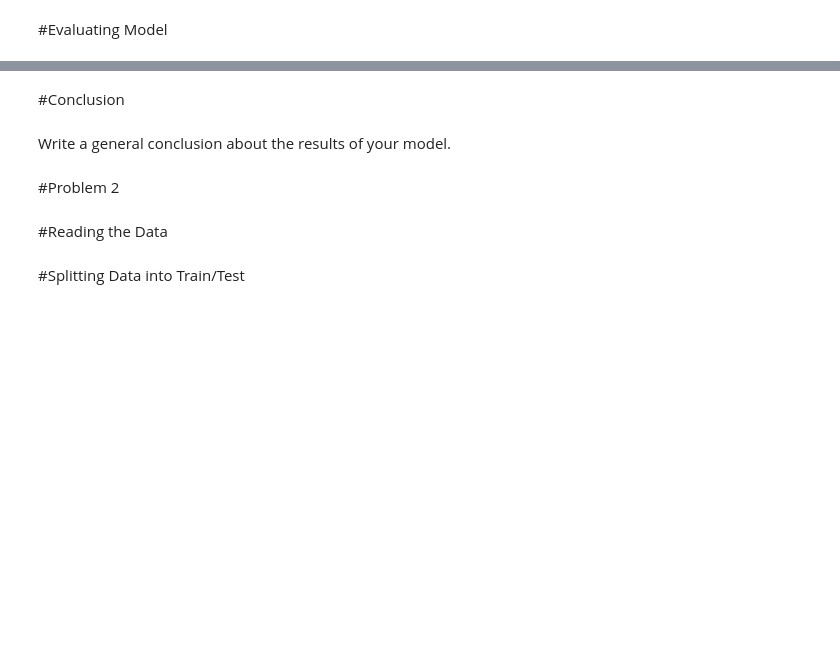
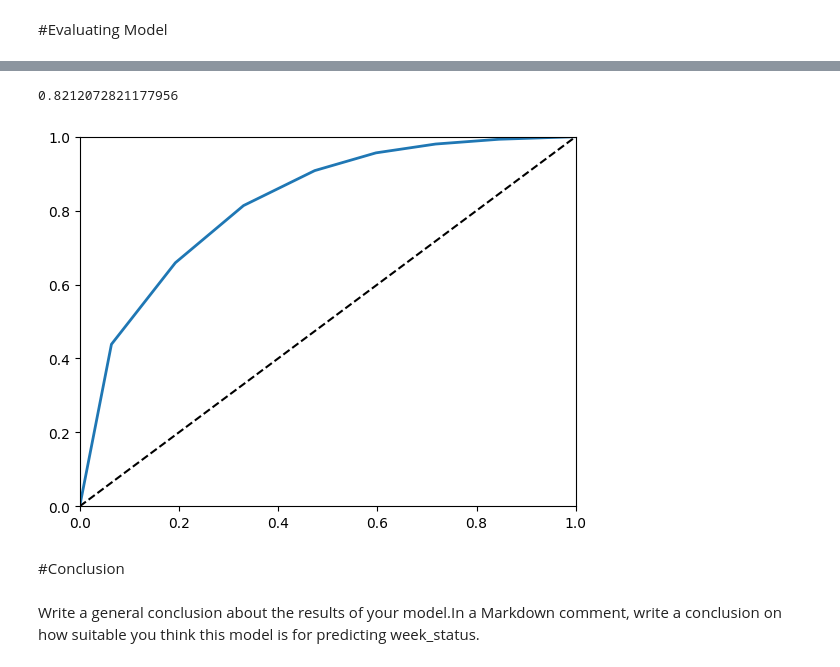
Before and after one commit to valenderval/MLA_JFV, a Jupyter notebook: MLA2_JFV.ipynb, the cells around one changed output, grey strips where cells are left out. Cells and saved outputs as stored; diff of their text form; code cells hidden in the pictures; blank space fills up the shorter version.

```diff
--- a/MLA2_JFV.ipynb
+++ b/MLA2_JFV.ipynb
@@ -205,0 +331,7 @@ ValueError: Specifying the columns using strings is only supported for dataframe
+# %%
+knn_pipeline = Pipeline([
+                     ('trans', col_transform),
+                     ('knn', KNeighborsClassifier(n_neighbors=7)),
+                     ])
+# %%
+knn_pipeline.fit(X_train,y_train)
@@ -206,10 +354,12 @@ ValueError: Specifying the columns using strings is only supported for dataframe
+# %%
+y_pred_proba = knn_pipeline.predict_proba(X_test)[::,1]
+fpr, tpr, _ = roc_curve(y_test,y_pred_proba)
+plot_roc_curve(fpr, tpr)
+print(roc_auc_score(y_test, y_pred_proba))
+# %% [output]
+0.8212072821177956
+[figure, added]
 # %% [markdown]
 #Conclusion
 # %% [markdown]
-Write a general conclusion about the results of your model.
+Write a general conclusion about the results of your model.In a Markdown comment, write a conclusion on how suitable you think this model is for predicting week_status.
-# %% [markdown]
-#Problem 2
-# %% [markdown]
-#Reading the Data
-# %% [markdown]
-#Splitting Data into Train/Test
```
Also changed, not shown: parts of 43 cells of this notebook.
